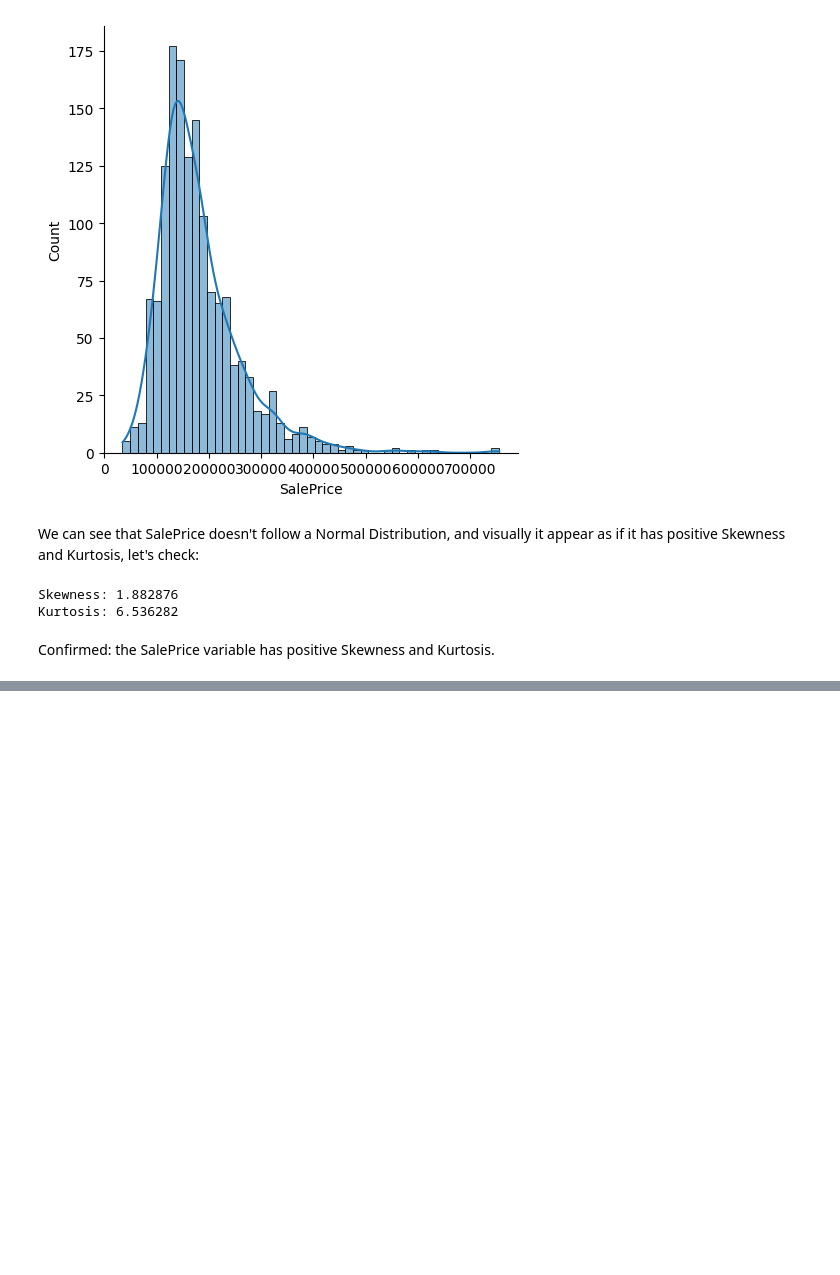
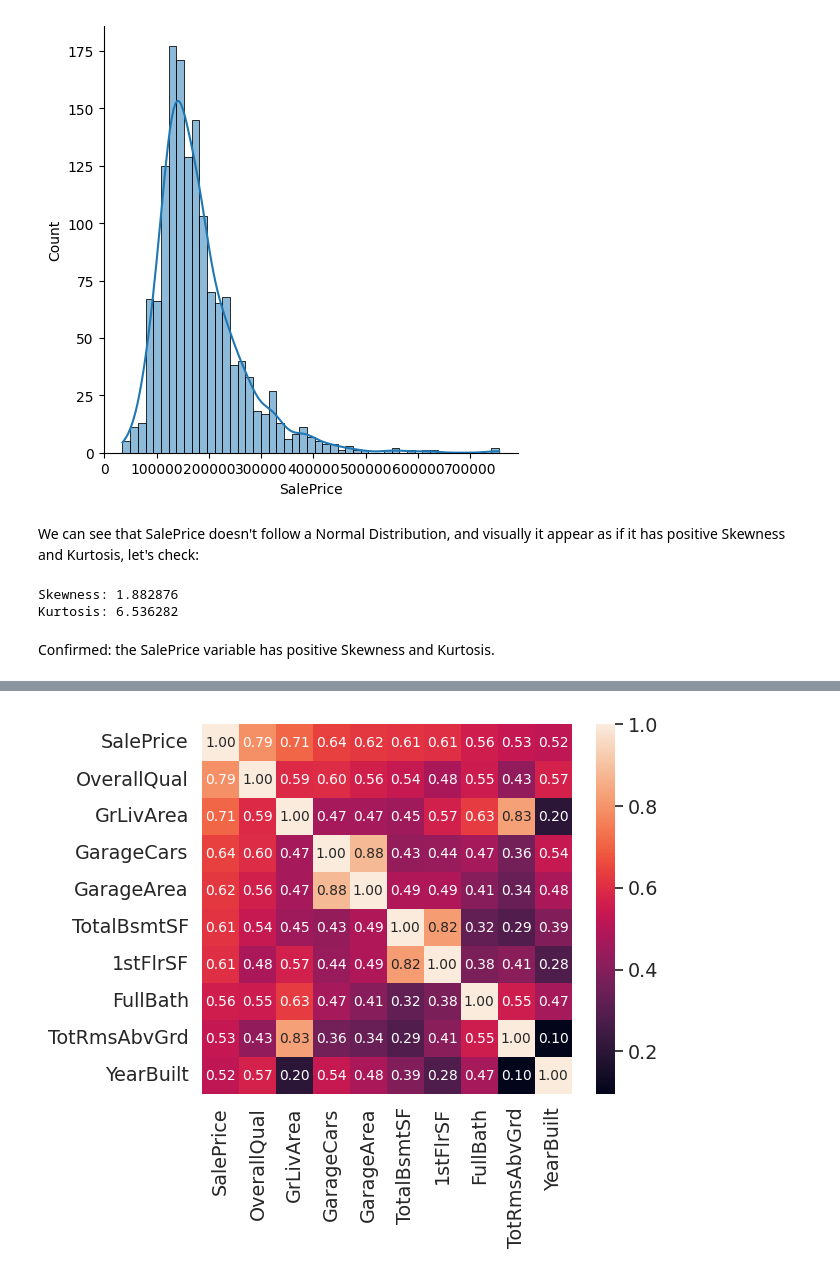
Before and after one commit to nicolaszuleta95/Data-Science-Portfolio, a Jupyter notebook: projects/HousingPrices/HousingPrices.ipynb, the cells around one changed output, grey strips where cells are left out. Saved outputs shown, nothing was run; the diff lists cells and outputs as text; code cells hidden in the pictures; blank space fills up the shorter version.

```diff
--- a/projects/HousingPrices/HousingPrices.ipynb
+++ b/projects/HousingPrices/HousingPrices.ipynb
@@ -147,0 +167,8 @@ Confirmed: the SalePrice variable has positive Skewness and Kurtosis.
+# %%
+#plot the top 10 correlated variables
+corr10 = np.corrcoef(train_data[top10corr].values.T)
+sns.set(font_scale=1.25)
+hm = sns.heatmap(corr10, cbar=True, annot=True, square=True, fmt='.2f', annot_kws={'size': 10}, yticklabels=top10corr.values, xticklabels=top10corr.values)
+plt.show()
+# %% [output]
+[figure, added]
```
Also changed, not shown: parts of 7 cells of this notebook.
